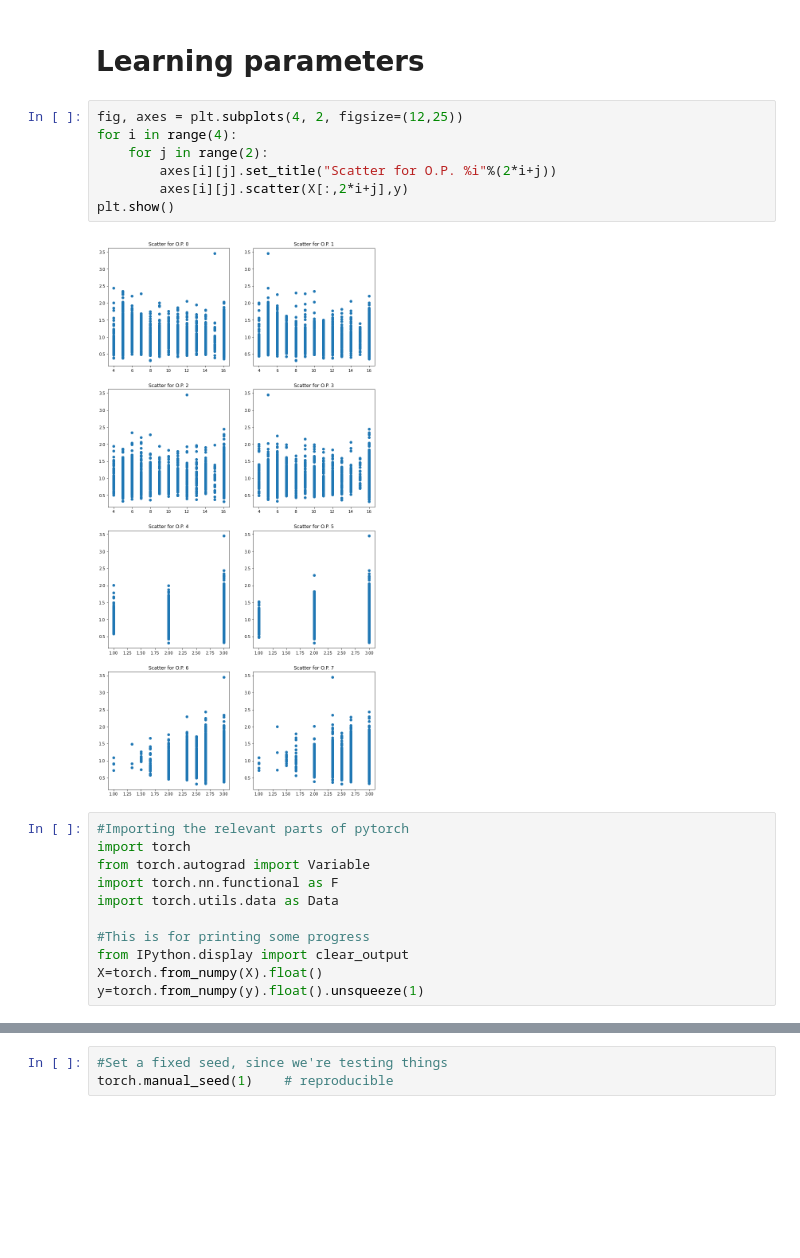
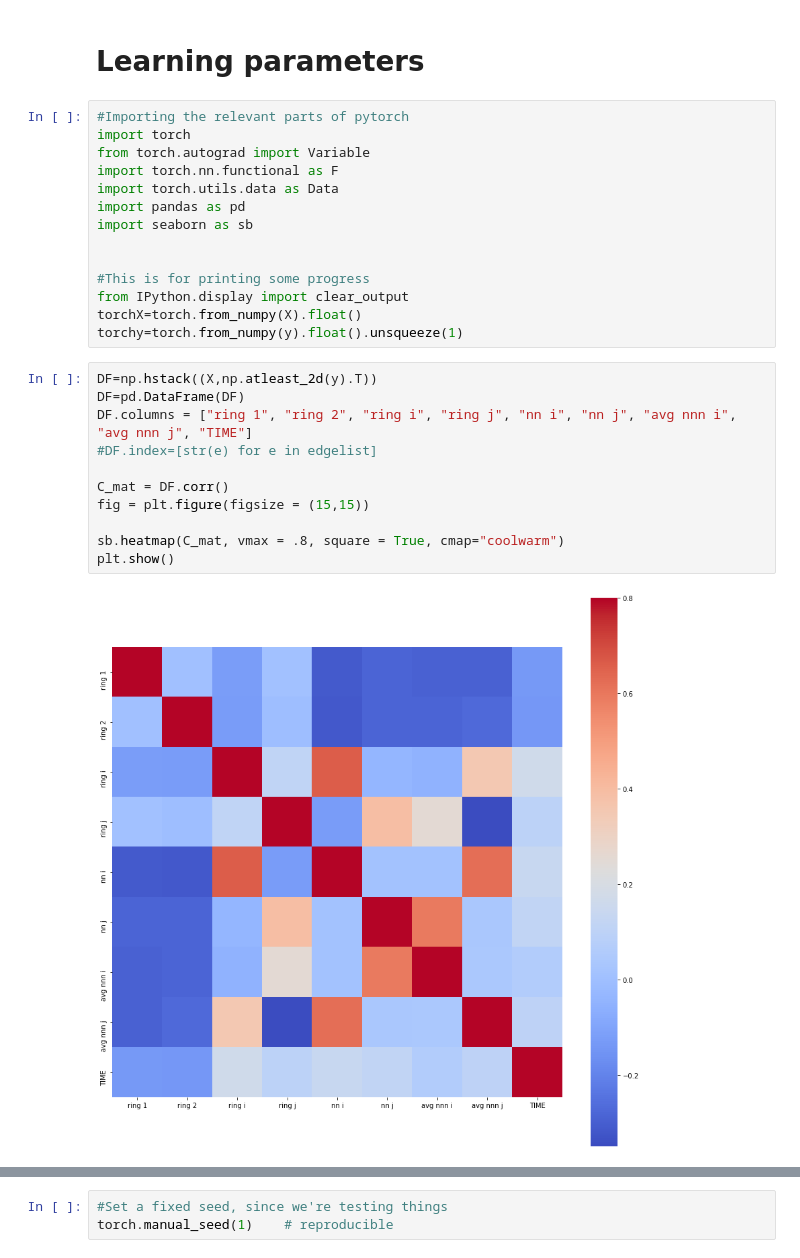
Before and after one commit to Simone7monaco/PatchyParticles, a Jupyter notebook: OrderParameters.ipynb, the cells around one changed output, grey strips where cells are left out. Cells and saved outputs as stored; diff of their text form; blank space fills up the shorter version.

```diff
--- a/OrderParameters.ipynb
+++ b/OrderParameters.ipynb
@@ -229,25 +218,32 @@ plt.show()
 # %% [markdown]
 # Learning parameters
-# %%
-fig, axes = plt.subplots(4, 2, figsize=(12,25))
-for i in range(4):
-    for j in range(2):
-        axes[i][j].set_title("Scatter for O.P. %i"%(2*i+j))
-        axes[i][j].scatter(X[:,2*i+j],y)
-plt.show()
-# %% [output]
-[figure, removed]
 # %%
 #Importing the relevant parts of pytorch
 import torch
 from torch.autograd import Variable
 import torch.nn.functional as F
 import torch.utils.data as Data
+import pandas as pd
+import seaborn as sb
+
 
 #This is for printing some progress
 from IPython.display import clear_output
-X=torch.from_numpy(X).float()
-y=torch.from_numpy(y).float().unsqueeze(1)
+torchX=torch.from_numpy(X).float()
+torchy=torch.from_numpy(y).float().unsqueeze(1)
+# %%
+DF=np.hstack((X,np.atleast_2d(y).T))
+DF=pd.DataFrame(DF)
+DF.columns = ["ring 1", "ring 2", "ring i", "ring j", "nn i", "nn j", "avg nnn i", "avg nnn j", "TIME"]
+#DF.index=[str(e) for e in edgelist]
+
+C_mat = DF.corr()
+fig = plt.figure(figsize = (15,15))
+
+sb.heatmap(C_mat, vmax = .8, square = True, cmap="coolwarm")
+plt.show()
+# %% [output]
+[figure, added]
 # %%
 def test_train_split(X, y, test_fraction, shuffle=True):
     d_size = len(X)
```
Also changed, not shown: parts of 20 cells of this notebook.
